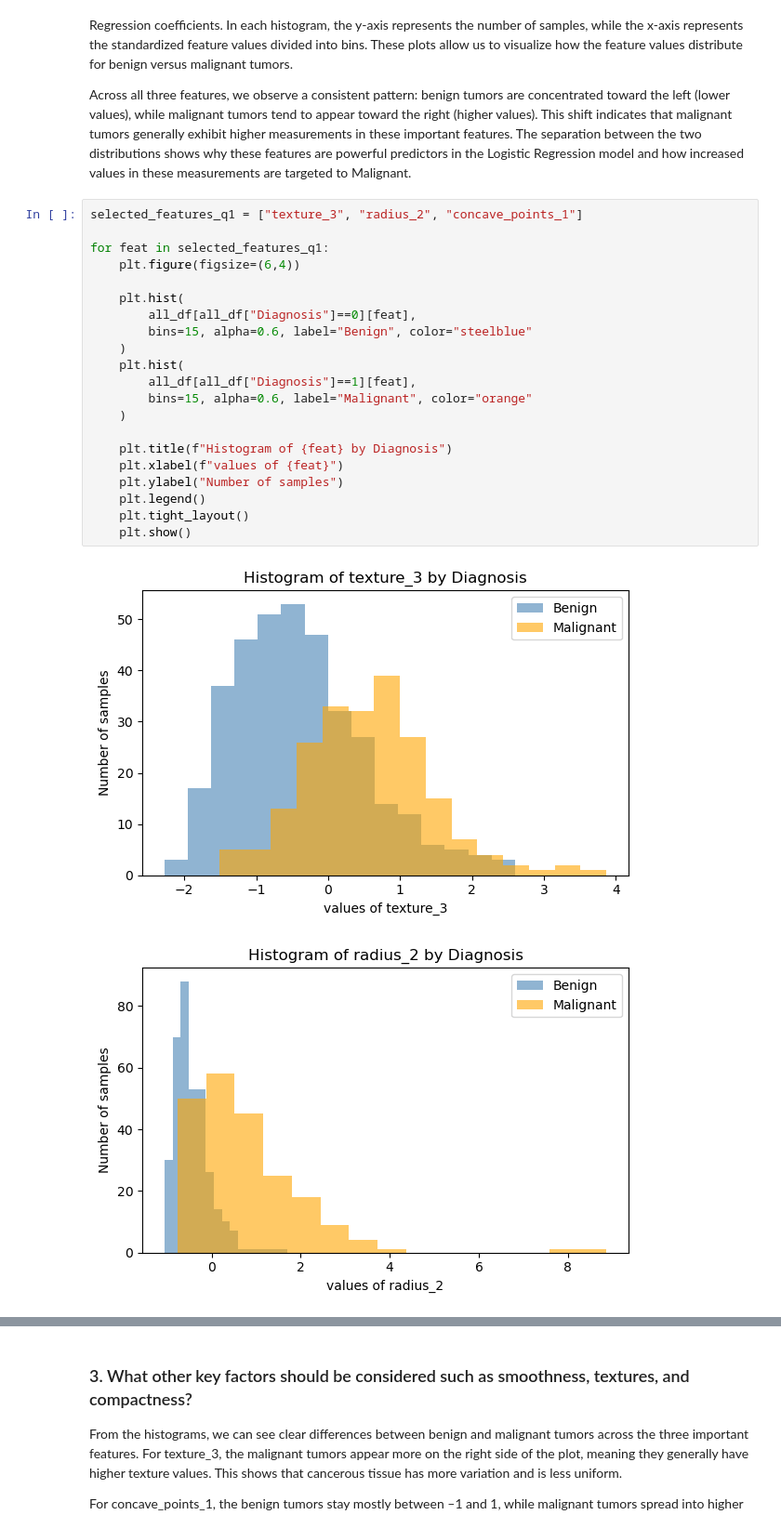
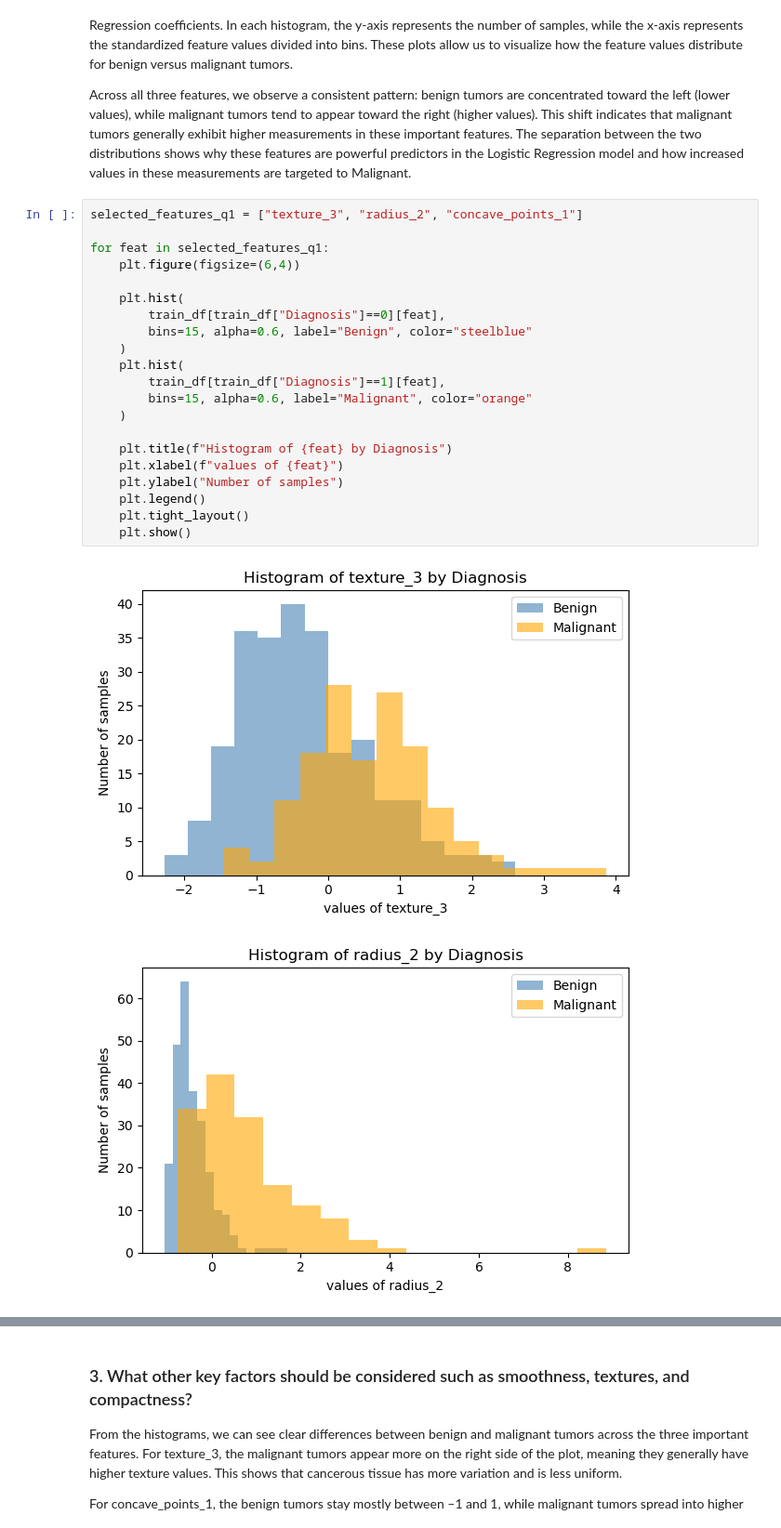
Before and after one commit to QMay17/CS171-Machine-Learning-Project, a Jupyter notebook: notebooks/tnz_analysis _and_visualization.ipynb, the cells around one changed output, grey strips where cells are left out. Shown at 93% size. Saved outputs shown, nothing was run; the diff lists cells and outputs as text.

```diff
--- a/notebooks/tnz_analysis _and_visualization.ipynb
+++ b/notebooks/tnz_analysis _and_visualization.ipynb
@@ -113,24 +113,24 @@ Across all three features, we observe a consistent pattern: benign tumors are co
 # %%
 selected_features_q1 = ["texture_3", "radius_2", "concave_points_1"]
 
 for feat in selected_features_q1:
     plt.figure(figsize=(6,4))
 
     plt.hist(
-        all_df[all_df["Diagnosis"]==0][feat],
+        train_df[train_df["Diagnosis"]==0][feat],
         bins=15, alpha=0.6, label="Benign", color="steelblue"
     )
     plt.hist(
-        all_df[all_df["Diagnosis"]==1][feat],
+        train_df[train_df["Diagnosis"]==1][feat],
         bins=15, alpha=0.6, label="Malignant", color="orange"
     )
 
     plt.title(f"Histogram of {feat} by Diagnosis")
     plt.xlabel(f"values of {feat}")
     plt.ylabel("Number of samples")
     plt.legend()
     plt.tight_layout()
     plt.show()
 # %% [output]
-[figure, old version]
+[figure, new version]
-[figure, old version]
+[figure, new version]
```
Also changed, not shown: parts of 3 cells of this notebook, 1 other file.
